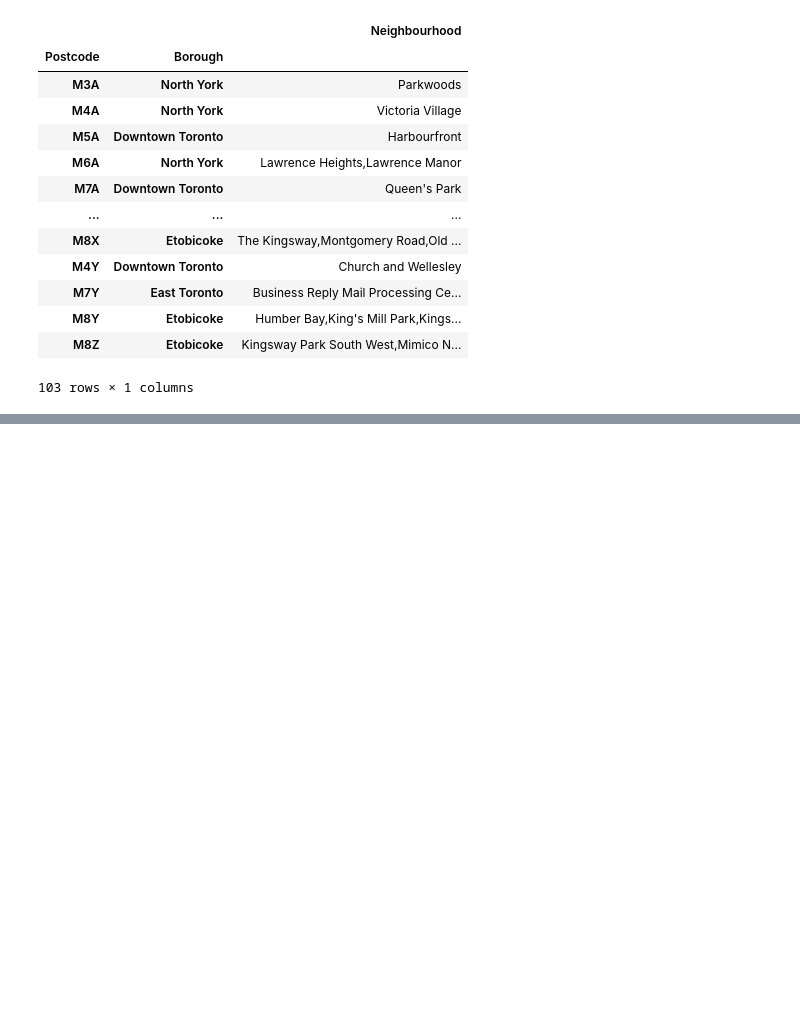
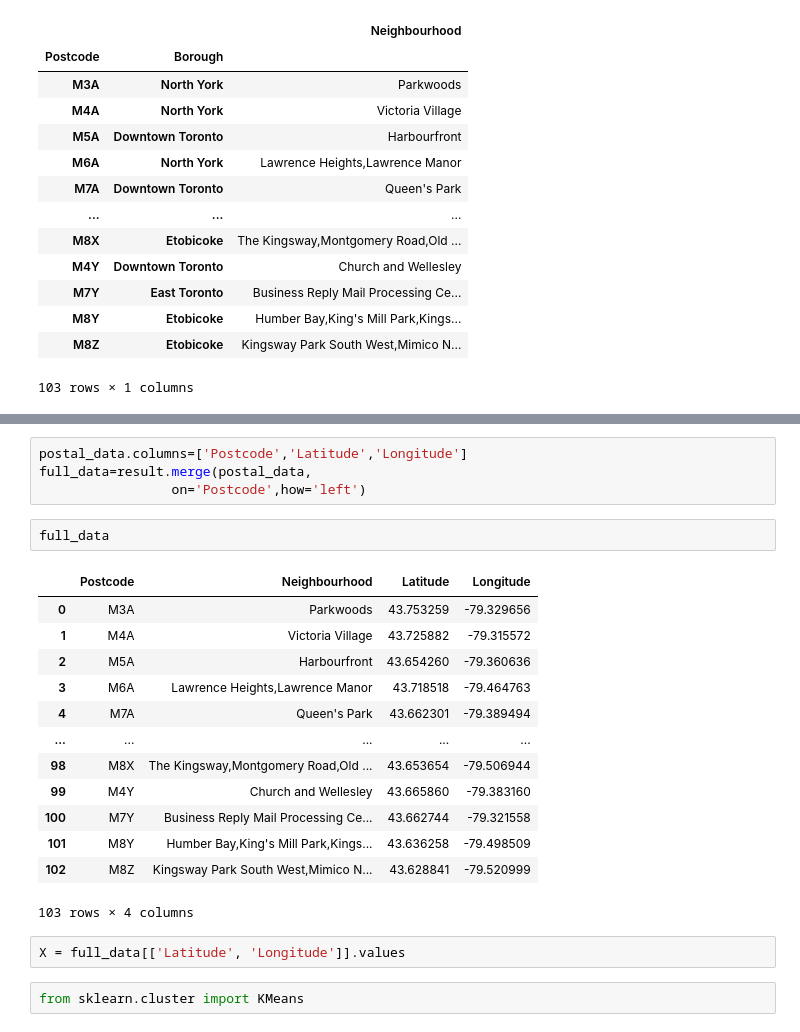
Before and after one commit to MostafaWassel/capstone-project-IBM, a Jupyter notebook: capstone project - week3.ipynb, the cells around one changed output, grey strips where cells are left out. Cells and saved outputs as stored; diff of their text form; blank space fills up the shorter version.

```diff
--- a/capstone project - week3.ipynb
+++ b/capstone project - week3.ipynb
@@ -116,0 +119,24 @@ result
+# %%
+postal_data.columns=['Postcode','Latitude','Longitude']
+full_data=result.merge(postal_data,
+                 on='Postcode',how='left')
+# %%
+full_data
+# %% [output]
+|  | Postcode | Neighbourhood | Latitude | Longitude |
+| 0 | M3A | Parkwoods | 43.753259 | -79.329656 |
+| 1 | M4A | Victoria Village | 43.725882 | -79.315572 |
+| 2 | M5A | Harbourfront | 43.654260 | -79.360636 |
+| 3 | M6A | Lawrence Heights,Lawrence Manor | 43.718518 | -79.464763 |
+| 4 | M7A | Queen's Park | 43.662301 | -79.389494 |
+| ... | ... | ... | ... | ... |
+| 98 | M8X | The Kingsway,Montgomery Road,Old ... | 43.653654 | -79.506944 |
+| 99 | M4Y | Church and Wellesley | 43.665860 | -79.383160 |
+| 100 | M7Y | Business Reply Mail Processing Ce... | 43.662744 | -79.321558 |
+| 101 | M8Y | Humber Bay,King's Mill Park,Kings... | 43.636258 | -79.498509 |
+| 102 | M8Z | Kingsway Park South West,Mimico N... | 43.628841 | -79.520999 |
+103 rows × 4 columns
+# %%
+X = full_data[['Latitude', 'Longitude']].values
+# %%
+from sklearn.cluster import KMeans
```
Also changed, not shown: parts of 6 cells of this notebook.
